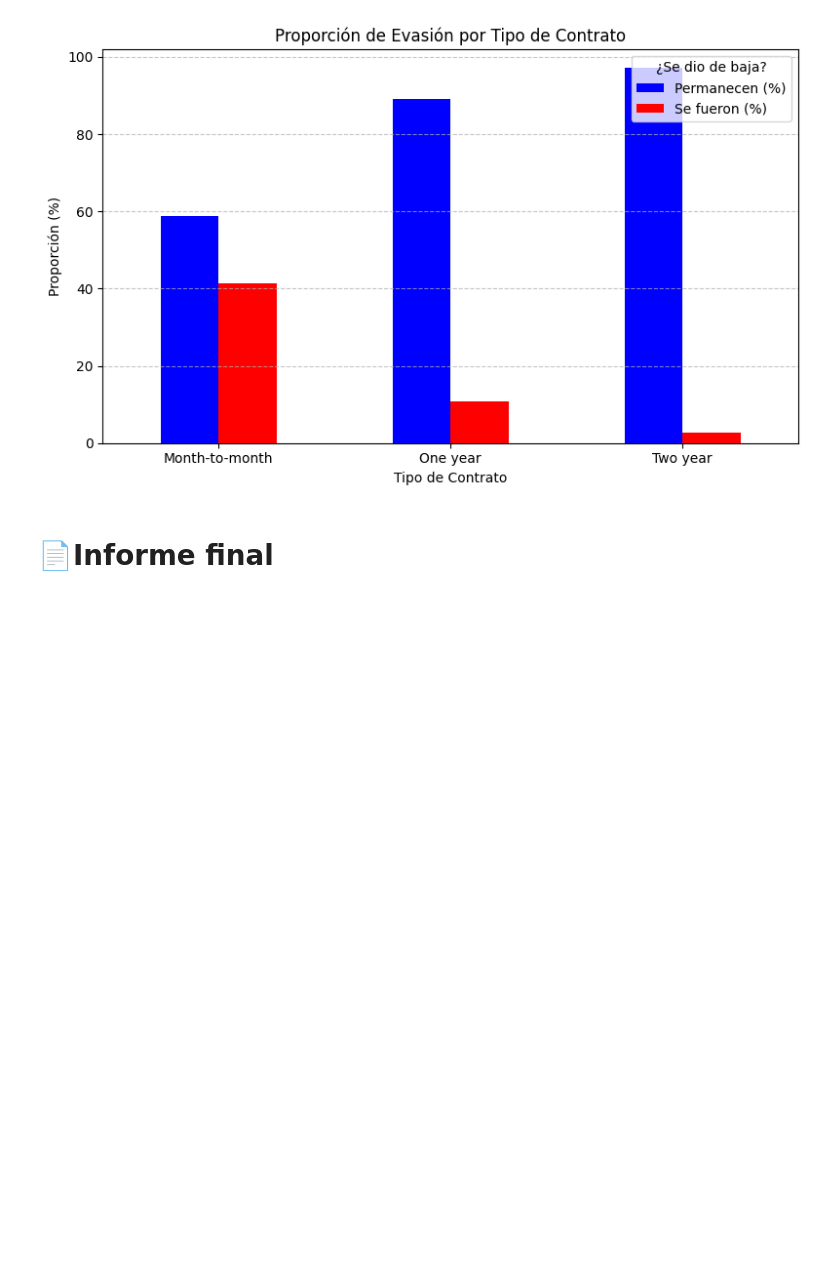
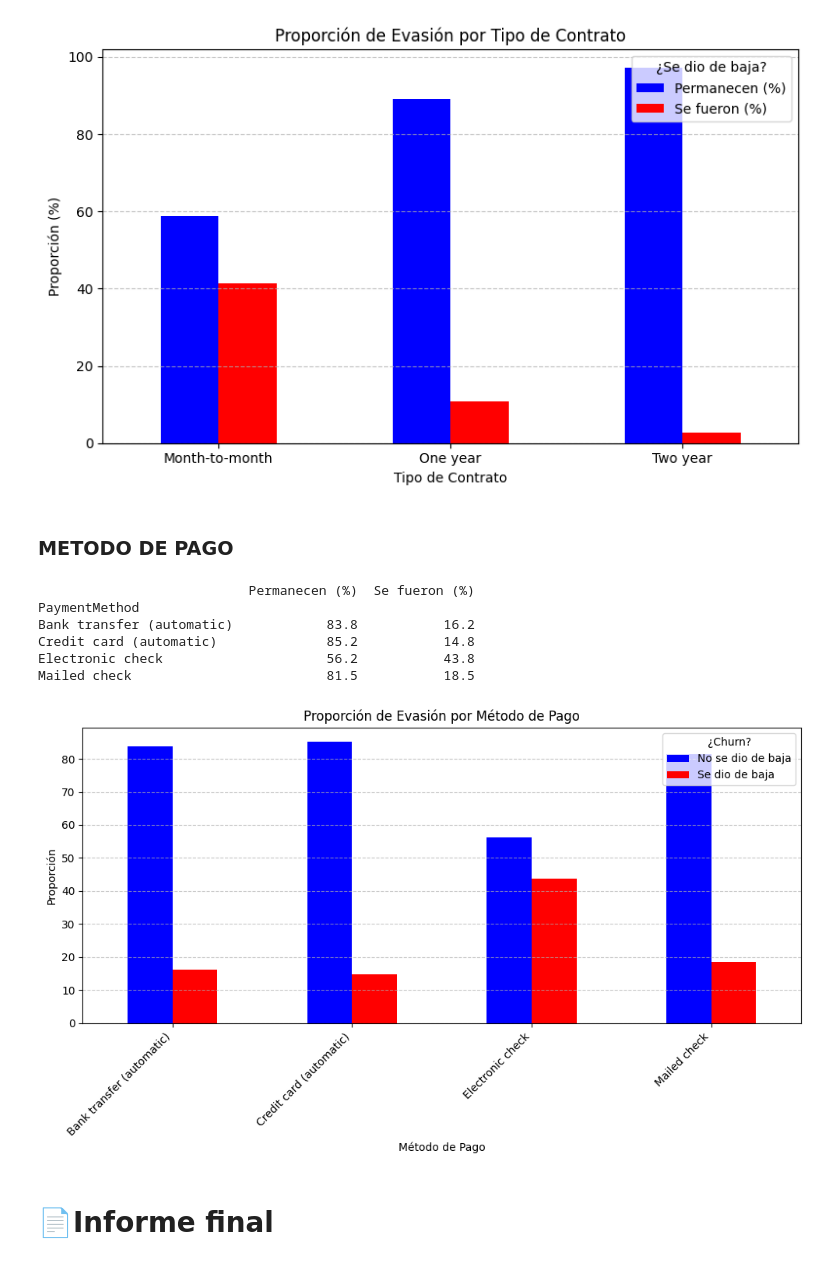
Before and after one commit to TWOD22/DesafioTelecomX, a Jupyter notebook: DesafioTelecomX.ipynb, the cells around one changed output. Drawn from its saved outputs; the diff is of its cells as text; code cells hidden in the pictures; blank space fills up the shorter version.

Commit message:
Proporción de Evasión por Método de Pago

```diff
--- a/DesafioTelecomX.ipynb
+++ b/DesafioTelecomX.ipynb
@@ -385,5 +385,34 @@ plt.tight_layout()
 plt.show()
 # %% [output]
 [figure]
+# %% [markdown]
+### METODO DE PAGO
+# %%
+tabla_pago = pd.crosstab(df_normalized['PaymentMethod'], df_normalized['Churn'])
+tabla_pago.columns = ['Permanecen (%)', 'Se fueron (%)']
+
+porcentaje_pago = tabla_pago.div(tabla_pago.sum(axis=1), axis=0).round(3) * 100
+
+print(porcentaje_pago)
+# %% [output]
+                           Permanecen (%)  Se fueron (%)
+PaymentMethod
+Bank transfer (automatic)            83.8           16.2
+Credit card (automatic)              85.2           14.8
+Electronic check                     56.2           43.8
+Mailed check                         81.5           18.5
+# %%
+porcentaje_pago.plot(kind='bar', stacked=False, color=['blue', 'red'], figsize=(10,6))
+
+plt.title('Proporción de Evasión por Método de Pago')
+plt.xlabel('Método de Pago')
+plt.ylabel('Proporción')
+plt.xticks(rotation=45, ha='right')
+plt.legend(['No se dio de baja', 'Se dio de baja'], title='¿Churn?', loc='upper right')
+plt.grid(axis='y', linestyle='--', alpha=0.7)
+plt.tight_layout()
+plt.show()
+# %% [output]
+[figure, added]
 # %% [markdown]
 # 📄Informe final
```
